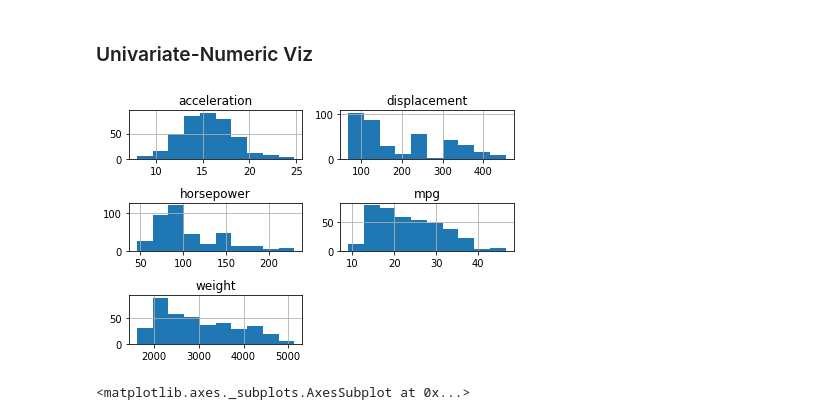
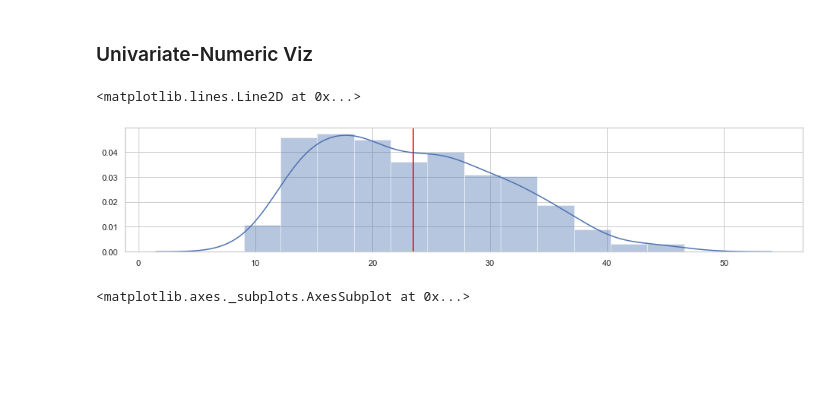
Before and after one commit to criosch1/INTRO-TO-DATA-ANALYSIS, a Jupyter notebook: cars.ipynb, the cells around one changed output. Drawn from its saved outputs; the diff is of its cells as text; code cells hidden in the pictures; blank space fills up the shorter version.

```diff
--- a/cars.ipynb
+++ b/cars.ipynb
@@ -238,12 +241,25 @@ categorical_vars = ['model', 'origin', 'cylinders','car_name']
 ## More Exploration
 # %% [markdown]
 ### Univariate-Numeric Viz
-# %%
-# Histograms
-ax = cars[numeric_vars].hist(bins=10)
-plt.tight_layout()
-# %% [output]
-[figure, removed]
+# %%
+#Histograms
+# ax = cars[numeric_vars].hist(bins=10)
+# plt.tight_layout()
+
+sns.set(rc={'figure.figsize': (16,3)})
+sns.set_style("whitegrid")
+
+
+
+mean = cars['mpg'].mean()
+
+x = cars['mpg'].values
+sns.distplot(x)
+
+plt.axvline(mean,0, 1, color = 'red')
+# %% [output]
+<matplotlib.lines.Line2D at 0x...>
+[figure, added]
 # %%
 # Boxplots - visualize the minimum,
 #first quartile, median, third quartile, and maximum
```
Also changed, not shown: parts of 1 cell of this notebook.
